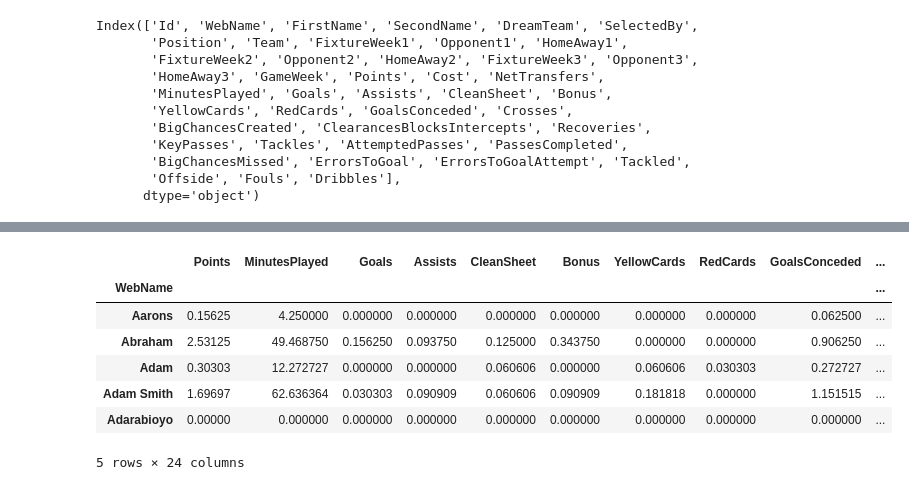
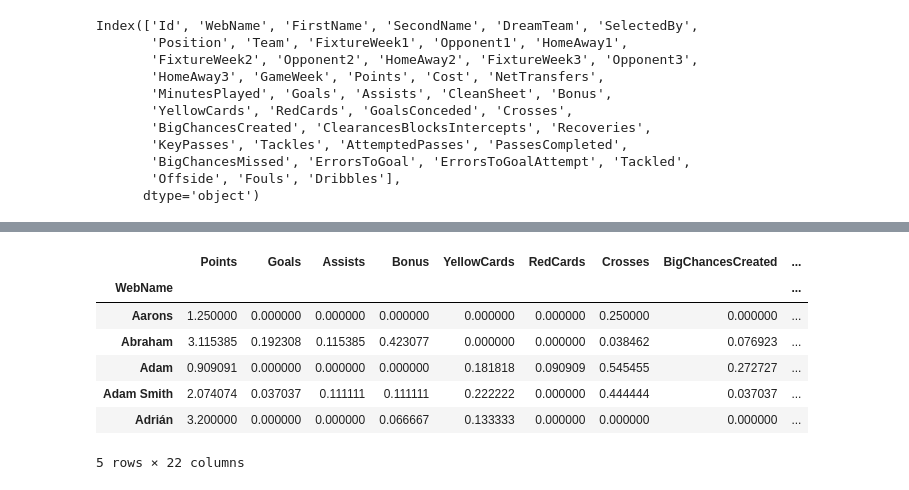
Before and after one commit to noelano/TDA, a Jupyter notebook: TDA_Football_Player_Clusters.ipynb, the cells around one changed output, grey strips where cells are left out. Drawn from its saved outputs; the diff is of its cells as text; code cells hidden in the pictures.

```diff
--- a/TDA_Football_Player_Clusters.ipynb
+++ b/TDA_Football_Player_Clusters.ipynb
@@ -39,10 +30,10 @@ Index(['Id', 'WebName', 'FirstName', 'SecondName', 'DreamTeam', 'SelectedBy',
        'Offside', 'Fouls', 'Dribbles'],
       dtype='object')
 # %%
+# Remove redundant features
 to_drop = ['Id', 'FirstName', 'SecondName', 'DreamTeam', 'SelectedBy',
-       'Position', 'Team', 'FixtureWeek1', 'Opponent1', 'HomeAway1',
-       'FixtureWeek2', 'Opponent2', 'HomeAway2', 'FixtureWeek3', 'Opponent3',
-       'HomeAway3', 'GameWeek', 'Cost', 'NetTransfers']
+           'Position', 'Team', 'FixtureWeek1', 'Opponent1', 'HomeAway1',
+           'FixtureWeek2', 'Opponent2', 'HomeAway2', 'FixtureWeek3', 'Opponent3',
+           'HomeAway3', 'GameWeek', 'Cost', 'NetTransfers', 'GoalsConceded']
 features = [col for col in df.columns if col not in to_drop]
 df = df[features]
-df.columns
@@ -57,13 +40,37 @@ Index(['WebName', 'Points', 'MinutesPlayed', 'Goals', 'Assists', 'CleanSheet',
+# %%
+# Filter out players who didn't play and covert stats to per 90mins
+df = df[df['MinutesPlayed'] > 0]
+
+# Function to convert all stats to per 90
+def min_converter(row):
+    mins = row['MinutesPlayed']
+    ret = []
+    for col in row.index:
+        if col not in ['WebName', 'MinutesPlayed']:
+            ret.append(row[col] / mins * 90)
+        else:
+            ret.append(row[col])
+    return row
+
+# Convert all values to per 90 mins
+df = df.apply(min_converter, axis=1)
+# %%
+# Drop the mins played - want to base players on their performance rather than time on the pitch
+df.drop('MinutesPlayed', axis=1, inplace=True)
+df.drop('CleanSheet', axis=1, inplace=True)
+
+# Add some derived stats
+df['PassAccuracy'] = (df['PassesCompleted'] / df['AttemptedPasses']).replace(np.nan, 0)
 # %%
-g=df.groupby(u'WebName')
+g=df.groupby('WebName')
 df2=g.aggregate(np.mean)
 df2.head()
 # %% [output]
-|  | Points | MinutesPlayed | Goals | Assists | CleanSheet | Bonus | YellowCards | RedCards | GoalsConceded | ... |
-| WebName |  |  |  |  |  |  |  |  |  | ... |
-| Aarons | 0.15625 | 4.250000 | 0.000000 | 0.000000 | 0.000000 | 0.000000 | 0.000000 | 0.000000 | 0.062500 | ... |
-| Abraham | 2.53125 | 49.468750 | 0.156250 | 0.093750 | 0.125000 | 0.343750 | 0.000000 | 0.000000 | 0.906250 | ... |
-| Adam | 0.30303 | 12.272727 | 0.000000 | 0.000000 | 0.060606 | 0.000000 | 0.060606 | 0.030303 | 0.272727 | ... |
-| Adam Smith | 1.69697 | 62.636364 | 0.030303 | 0.090909 | 0.060606 | 0.090909 | 0.181818 | 0.000000 | 1.151515 | ... |
-| Adarabioyo | 0.00000 | 0.000000 | 0.000000 | 0.000000 | 0.000000 | 0.000000 | 0.000000 | 0.000000 | 0.000000 | ... |
+|  | Points | Goals | Assists | Bonus | YellowCards | RedCards | Crosses | BigChancesCreated | ... |
+| WebName |  |  |  |  |  |  |  |  | ... |
+| Aarons | 1.250000 | 0.000000 | 0.000000 | 0.000000 | 0.000000 | 0.000000 | 0.250000 | 0.000000 | ... |
+| Abraham | 3.115385 | 0.192308 | 0.115385 | 0.423077 | 0.000000 | 0.000000 | 0.038462 | 0.076923 | ... |
+| Adam | 0.909091 | 0.000000 | 0.000000 | 0.000000 | 0.181818 | 0.090909 | 0.545455 | 0.272727 | ... |
+| Adam Smith | 2.074074 | 0.037037 | 0.111111 | 0.111111 | 0.222222 | 0.000000 | 0.444444 | 0.037037 | ... |
+| Adrián | 3.200000 | 0.000000 | 0.000000 | 0.066667 | 0.133333 | 0.000000 | 0.000000 | 0.000000 | ... |
-5 rows × 24 columns
+5 rows × 22 columns
```
Also changed, not shown: parts of 21 cells of this notebook.
